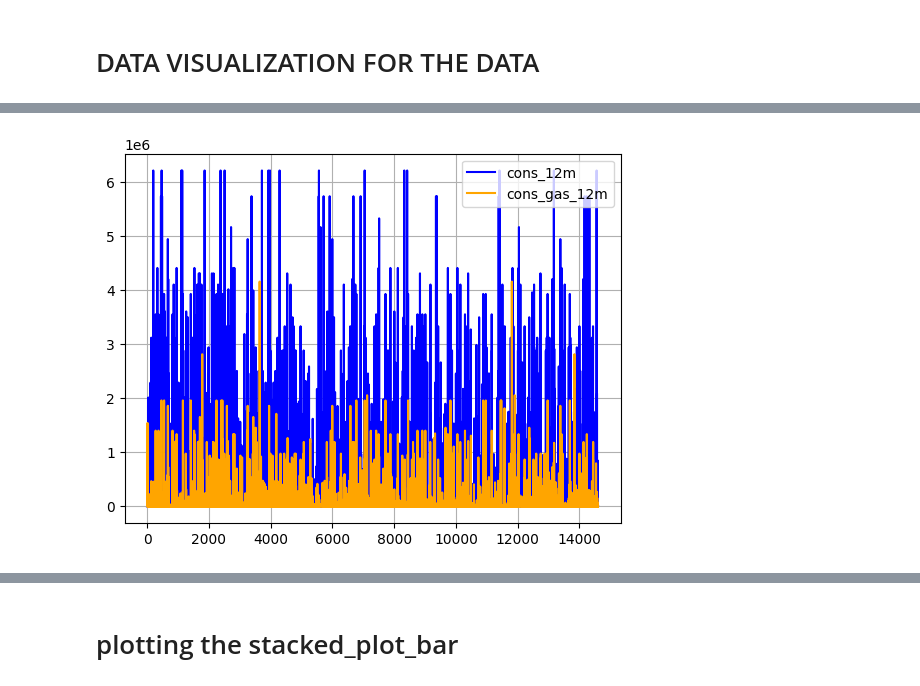
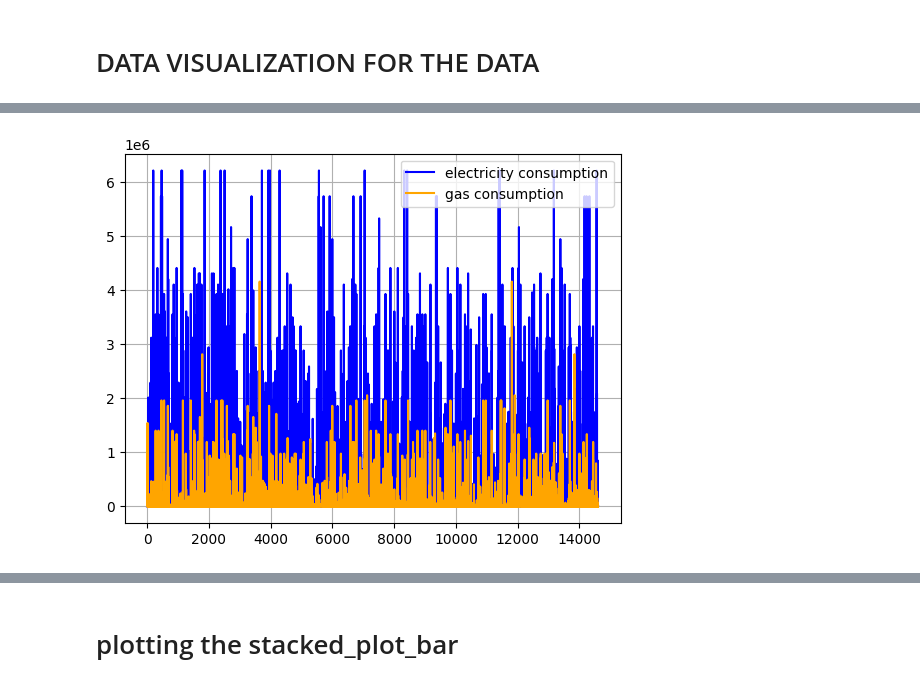
Before and after one commit to gichangi00/C_bcg_analysis, a Jupyter notebook: BCG_PROJECT.ipynb, the cells around one changed output, grey strips where cells are left out. Saved outputs shown, nothing was run; the diff lists cells and outputs as text; code cells hidden in the pictures.

```diff
--- a/BCG_PROJECT.ipynb
+++ b/BCG_PROJECT.ipynb
@@ -6,8 +6,11 @@ import matplotlib.pyplot as plt
 # %% [markdown]
 # LOADING THE DATA
 # %%
-#loading the client data
-client_data=pd.read_csv('client_data_BCG.csv')
-Price_data=pd.read_csv('price_data_BCG.csv')
-#view the client data
-client_data
+#Write a function that reads the data
+def load_data():
+    client_data=pd.read_csv("client_data_BCG.csv")
+    price_data=pd.read_csv("price_data_BCG.csv")
+
+    return client_data , price_data
+
+client_data, price_data = load_data()
@@ -166,16 +183,16 @@ gas_consumption=client_data['cons_gas_12m']
 # %%
 #plot line graph to compare the two consumptions
-plt.plot(electricity_consumption.index,electricity_consumption, label='cons_12m',color='Blue')
-plt.plot(gas_consumption.index,gas_consumption, label='cons_gas_12m',color='Orange')
+plt.plot(electricity_consumption.index,electricity_consumption, label='electricity consumption',color='Blue')
+plt.plot(gas_consumption.index,gas_consumption, label='gas consumption',color='Orange')
 plt.xlabel='cons_last_month'
 plt.ylabel='Consumption'
 plt.title='Comparision between consumption of gas and electricity'
 plt.legend()
 plt.grid(True)
 #showing the plot
 plt.show()
 # %% [output]
-[figure, old version]
+[figure, new version]
 # %%
 def stacked_plot_bar(dataframe,title_,size_=(18,10),rot_=0,legend_='upper right'):
     """
```
Also changed, not shown: parts of 20 cells of this notebook, 2 other files.
